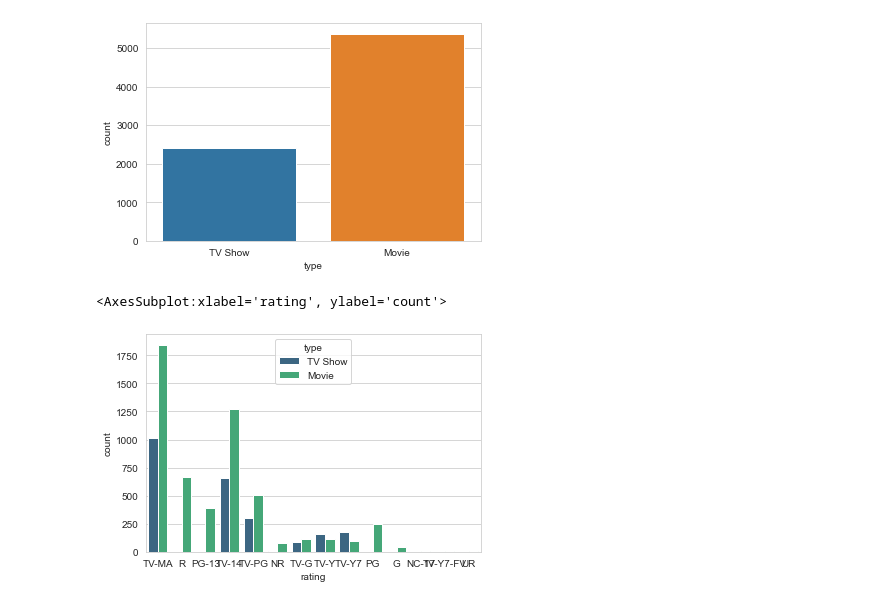
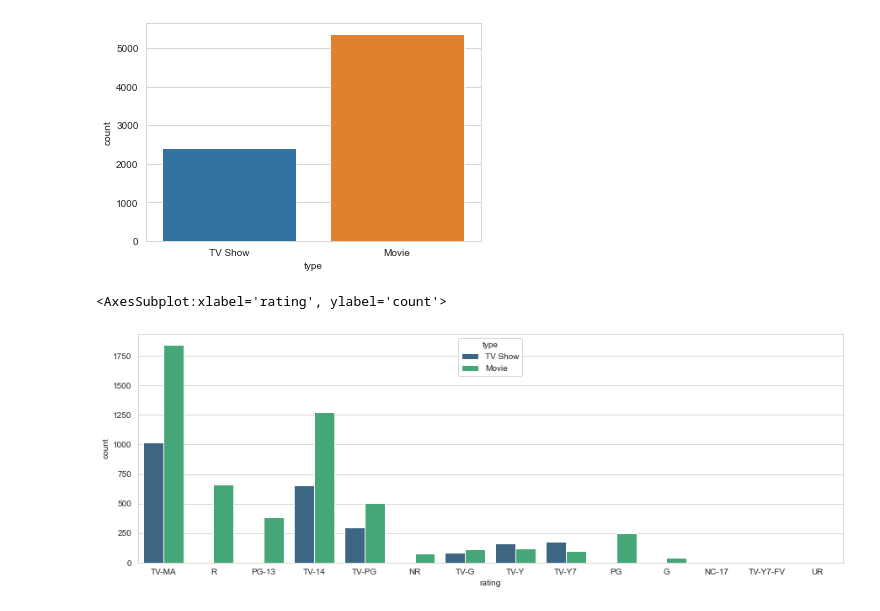
Before and after one commit to Bradley00Uni/SCDT54-CW2, a Jupyter notebook: SCDT54-CW2.ipynb, the cells around one changed output. Cells and saved outputs as stored; diff of their text form; code cells hidden in the pictures.

```diff
--- a/SCDT54-CW2.ipynb
+++ b/SCDT54-CW2.ipynb
@@ -175,7 +180,8 @@ sns.countplot(x='type', data=df)
 [figure]
 # %%
 #Count of both Movies and TV Shows - based on ratings
+fig = pyplot.figure(figsize=(15, 5))
 sns.countplot(x='rating', data=df, hue='type', palette='viridis')
 # %% [output]
 <AxesSubplot:xlabel='rating', ylabel='count'>
-[figure, old version]
+[figure, new version]
```
Also changed, not shown: parts of 6 cells of this notebook.
